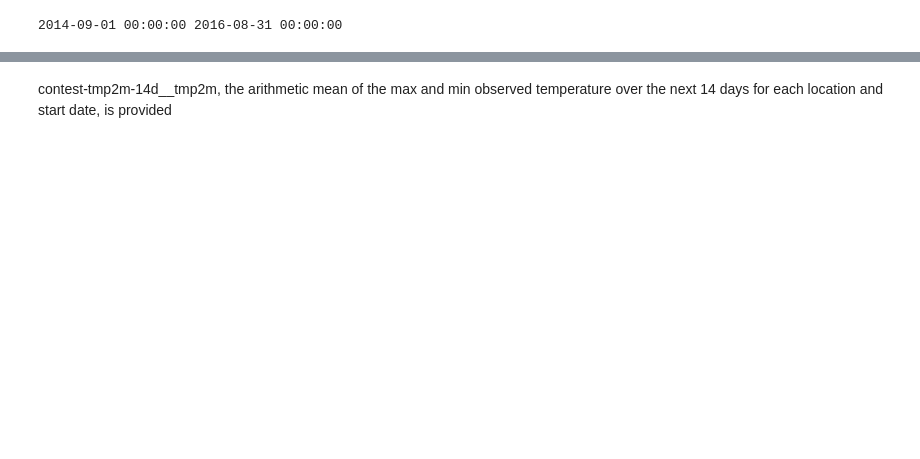
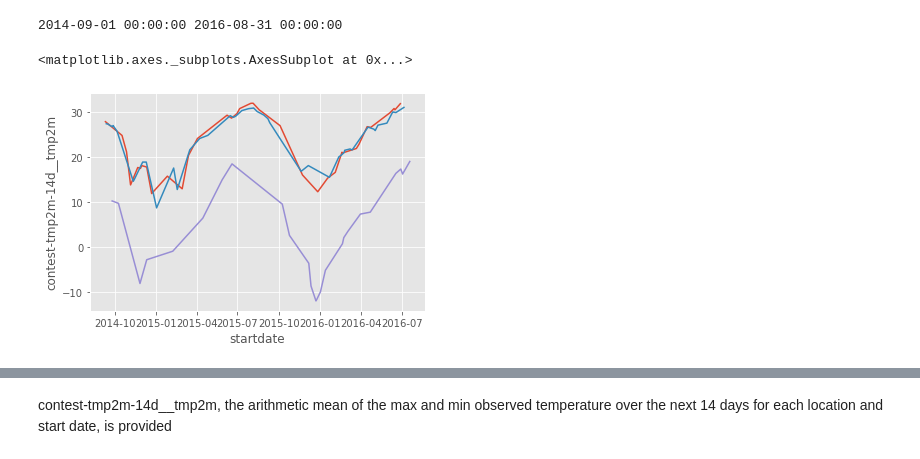
Before and after one commit to GagraniV/WiDS2023, a Jupyter notebook: VJ_WiDS_Feb072023.ipynb, the cells around one changed output, grey strips where cells are left out. Saved outputs shown, nothing was run; the diff lists cells and outputs as text; code cells hidden in the pictures; blank space fills up the shorter version.

```diff
--- a/VJ_WiDS_Feb072023.ipynb
+++ b/VJ_WiDS_Feb072023.ipynb
@@ -292,6 +363,17 @@ trn_df.head()
 print(min(trn_df.startdate), max(trn_df.startdate))
 # %% [output]
 2014-09-01 00:00:00 2016-08-31 00:00:00
+# %%
+temp = trn_df[trn_df.loc_group == 0]
+sns.lineplot(data=temp, x = 'startdate', y = 'contest-tmp2m-14d__tmp2m')
+temp = trn_df[trn_df.loc_group == 1]
+sns.lineplot(data=temp, x = 'startdate', y = 'contest-tmp2m-14d__tmp2m')
+
+temp = trn_df[trn_df.loc_group == 556]
+sns.lineplot(data=temp, x = 'startdate', y = 'contest-tmp2m-14d__tmp2m')
+# %% [output]
+<matplotlib.axes._subplots.AxesSubplot at 0x...>
+[figure, added]
 # %%
 trn_df.describe().style.background_gradient(cmap="Pastel1")
 # %% [output]
```
Also changed, not shown: parts of 43 cells of this notebook.
